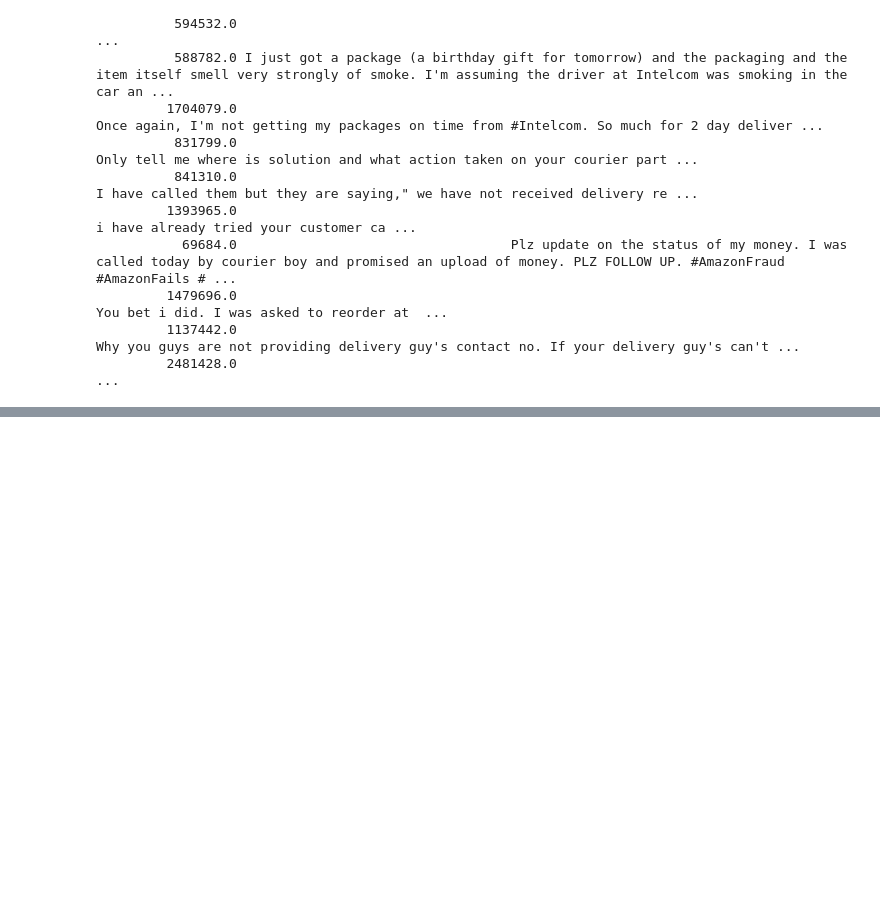
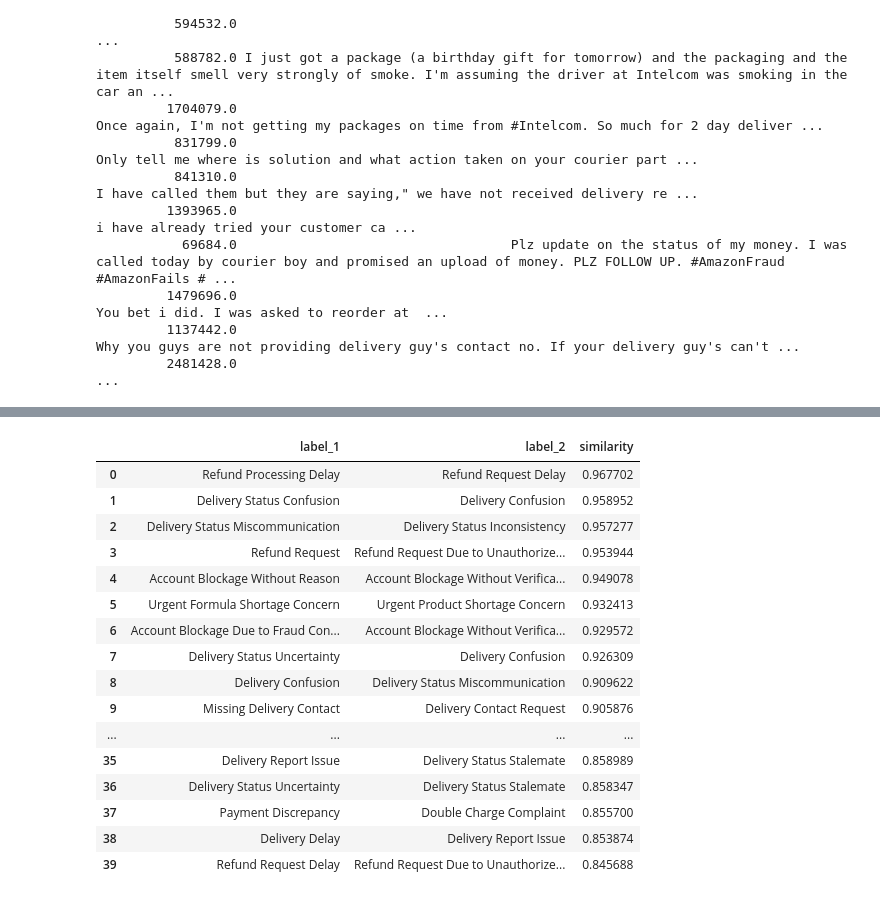
Before and after one commit to Gowthamsai-k/Hiver-assignemt, a Jupyter notebook: Data_processing.ipynb, the cells around one changed output, grey strips where cells are left out. Drawn from its saved outputs; the diff is of its cells as text; code cells hidden in the pictures; blank space fills up the shorter version.

```diff
--- a/Data_processing.ipynb
+++ b/Data_processing.ipynb
@@ -35,3 +67,36 @@ First 10 queries:
+# %%
+import requests
+import json
+
+OLLAMA_URL = "http://localhost:11434/api/generate"
+MODEL = "qwen3:4b"
+
+def ask_ollama_json(prompt):
+    payload = {
+        "model": MODEL,
+        "prompt": prompt,
+        "stream": False,
+        "think": False,
+        "format": "json",
+
+        # Disable model/context caching after each request
+        "keep_alive": 0,
+
+        "options": {
+            "temperature": 0,
+            "num_predict": 600
+        }
+    }
+
+    response = requests.post(
+        OLLAMA_URL,
+        json=payload,
+        timeout=300
+    )
+
+    response.raise_for_status()
+
+    return json.loads(response.json()["response"])
 # %%
 import json
 import os
@@ -405,0 +569,22 @@ tee: /proc/sys/vm/drop_caches: Read-only file system
+# %%
+pd.set_option("display.max_rows", 100)
+
+similarity_df.head(40)
+# %% [output]
+|  | label_1 | label_2 | similarity |
+| 0 | Refund Processing Delay | Refund Request Delay | 0.967702 |
+| 1 | Delivery Status Confusion | Delivery Confusion | 0.958952 |
+| 2 | Delivery Status Miscommunication | Delivery Status Inconsistency | 0.957277 |
+| 3 | Refund Request | Refund Request Due to Unauthorize... | 0.953944 |
+| 4 | Account Blockage Without Reason | Account Blockage Without Verifica... | 0.949078 |
+| 5 | Urgent Formula Shortage Concern | Urgent Product Shortage Concern | 0.932413 |
+| 6 | Account Blockage Due to Fraud Con... | Account Blockage Without Verifica... | 0.929572 |
+| 7 | Delivery Status Uncertainty | Delivery Confusion | 0.926309 |
+| 8 | Delivery Confusion | Delivery Status Miscommunication | 0.909622 |
+| 9 | Missing Delivery Contact | Delivery Contact Request | 0.905876 |
+| ... | ... | ... | ... |
+| 35 | Delivery Report Issue | Delivery Status Stalemate | 0.858989 |
+| 36 | Delivery Status Uncertainty | Delivery Status Stalemate | 0.858347 |
+| 37 | Payment Discrepancy | Double Charge Complaint | 0.855700 |
+| 38 | Delivery Delay | Delivery Report Issue | 0.853874 |
+| 39 | Refund Request Delay | Refund Request Due to Unauthorize... | 0.845688 |
```
Also changed, not shown: parts of 14 cells of this notebook.
